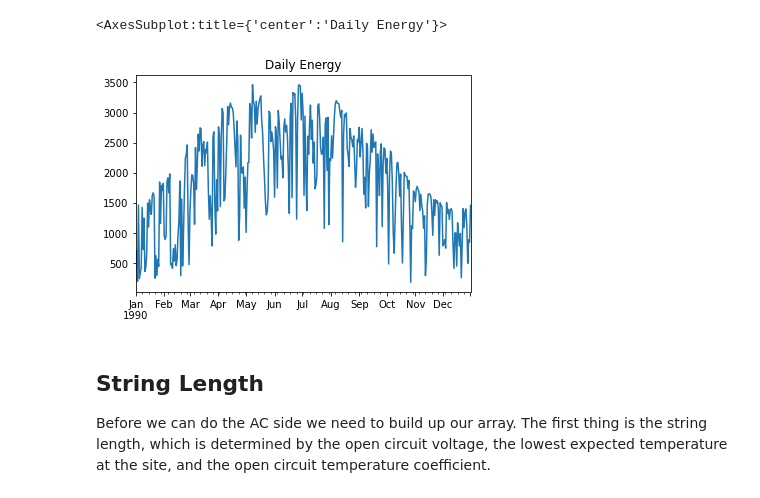
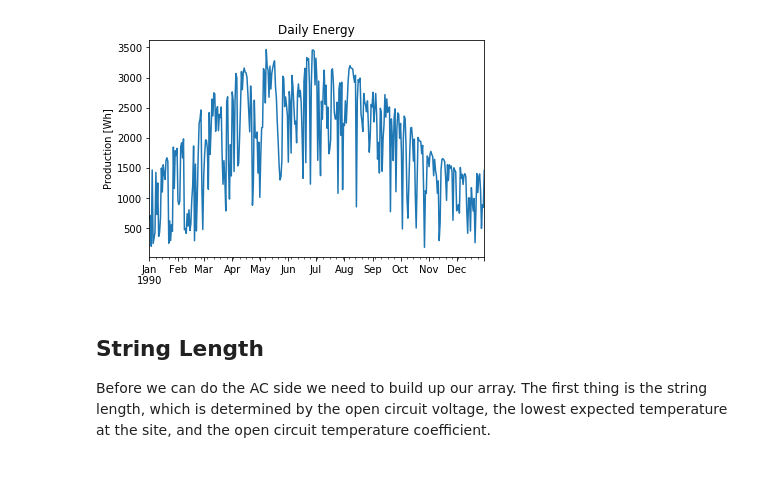
Before and after one commit to PV-Tutorials/pyData-2021-Solar-PV-Modeling, a Jupyter notebook: Tutorial A - Single Diode Model.ipynb, the cells around one changed output. Saved outputs shown, nothing was run; the diff lists cells and outputs as text; code cells hidden in the pictures.

```diff
--- a/Tutorial A - Single Diode Model.ipynb
+++ b/Tutorial A - Single Diode Model.ipynb
@@ -117,9 +117,9 @@ mpp = pd.DataFrame(mpp, index=TIMES)
 # %%
 # the goods
 mpp.p_mp.resample('D').sum().plot(title='Daily Energy')
+plt.ylabel('Production [Wh]');
 # %% [output]
-<AxesSubplot:title={'center':'Daily Energy'}>
-[figure, old version]
+[figure, new version]
 # %%
 # now your turn, do the same thing for the poly-Si module.
 # how does it compare?
```
Also changed, not shown: parts of 1 cell of this notebook, 5 other files.
